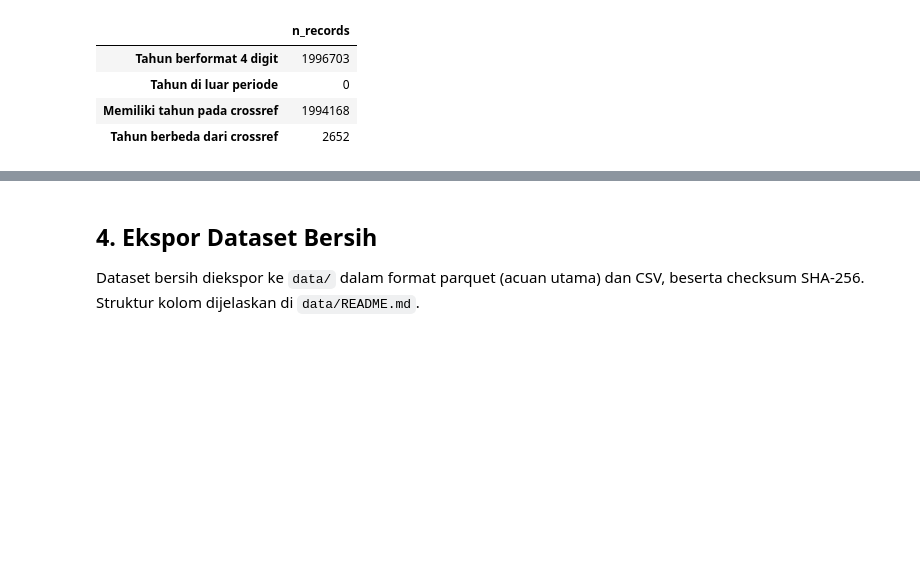
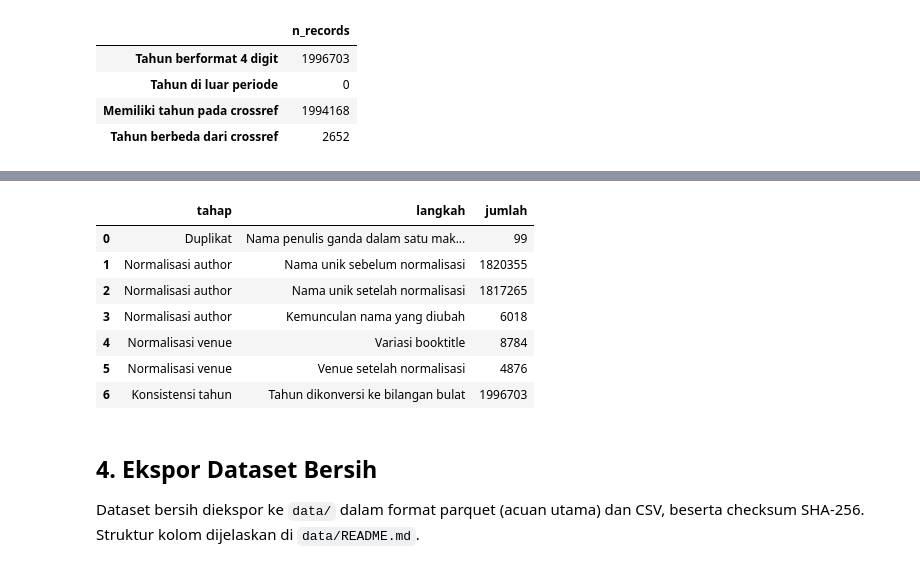
Before and after one commit to RNXFreeze/IF4041-Datmin-Tubes-Kel1, a Jupyter notebook: notebooks/01_data_extraction_preprocessing.ipynb, the cells around one changed output, grey strips where cells are left out. Saved outputs shown, nothing was run; the diff lists cells and outputs as text; code cells hidden in the pictures; blank space fills up the shorter version.

Commit message:
feat: add preprocessing summary tables

```diff
--- a/notebooks/01_data_extraction_preprocessing.ipynb
+++ b/notebooks/01_data_extraction_preprocessing.ipynb
@@ -515,3 +524,24 @@ pyarrow.Field<year: int16>
+# %%
+transformations = pd.DataFrame([
+    ("Duplikat", "Nama penulis ganda dalam satu makalah dihapus", n_dup_authors + n_dup_after_merge),
+    ("Normalisasi author", "Nama unik sebelum normalisasi", author_report["nama_unik"].iloc[0]),
+    ("Normalisasi author", "Nama unik setelah normalisasi", author_report["nama_unik"].iloc[-1]),
+    ("Normalisasi author", "Kemunculan nama yang diubah", author_report["kemunculan_berubah"].iloc[-1]),
+    ("Normalisasi venue", "Variasi booktitle", mapping["booktitle"].nunique()),
+    ("Normalisasi venue", "Venue setelah normalisasi", mapping["venue_id"].nunique()),
+    ("Konsistensi tahun", "Tahun dikonversi ke bilangan bulat", papers.num_rows),
+], columns=["tahap", "langkah", "jumlah"])
+transformations.to_csv(config.TABLES_DIR / "preprocessing_transformations.csv", index=False)
+transformations
+# %% [output]
+|  | tahap | langkah | jumlah |
+| 0 | Duplikat | Nama penulis ganda dalam satu mak... | 99 |
+| 1 | Normalisasi author | Nama unik sebelum normalisasi | 1820355 |
+| 2 | Normalisasi author | Nama unik setelah normalisasi | 1817265 |
+| 3 | Normalisasi author | Kemunculan nama yang diubah | 6018 |
+| 4 | Normalisasi venue | Variasi booktitle | 8784 |
+| 5 | Normalisasi venue | Venue setelah normalisasi | 4876 |
+| 6 | Konsistensi tahun | Tahun dikonversi ke bilangan bulat | 1996703 |
 # %% [markdown]
 ## 4. Ekspor Dataset Bersih
 
```
Also changed, not shown: parts of 3 cells of this notebook, 2 other files.
